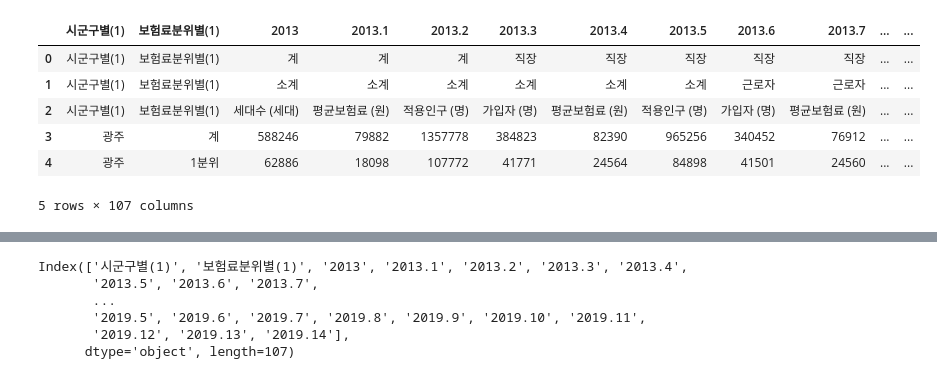
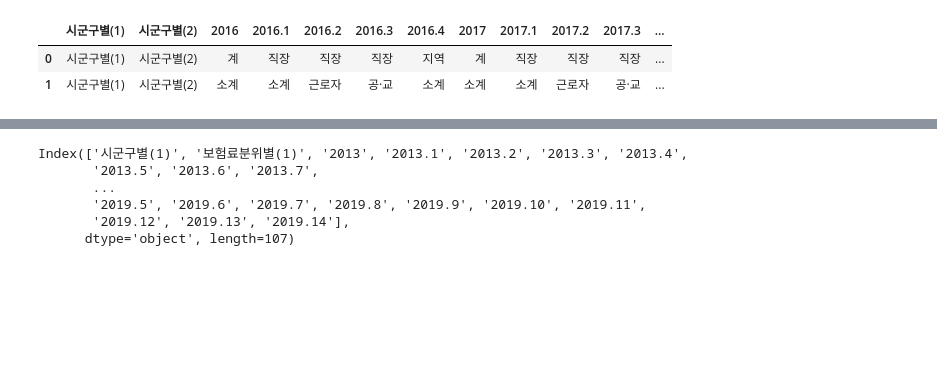
Before and after one commit to DaeGyeongYi/05_2nd_Project, a Jupyter notebook: 가구_정환/01.가구_시군구별 건강보험료.ipynb, the cells around one changed output, grey strips where cells are left out. Drawn from its saved outputs; the diff is of its cells as text; code cells hidden in the pictures; blank space fills up the shorter version.

```diff
--- a/가구_정환/01.가구_시군구별 건강보험료.ipynb
+++ b/가구_정환/01.가구_시군구별 건강보험료.ipynb
@@ -4,10 +4,10 @@ import requests
 from bs4 import BeautifulSoup
 import json
 # %%
-csvpath1 = '../Data/가구_Data/raw_Data/시군구_광주_전북_전남_제주_별_보험료분위별_현황_20210912182856.csv'
-csvpath2 = '../Data/가구_Data/raw_Data/시군구_대전_세종_충북_충남_별_보험료분위별_현황_20210912182856.csv'
-csvpath3 = '../Data/가구_Data/raw_Data/시군구_부산_대구_울산_경북_경남_별_보험료분위별_현황_20210912183612.csv'
-csvpath4 = '../Data/가구_Data/raw_Data/시군구_서울_인천_경기_강원_별_보험료분위별_현황_20210912182556.csv'
+csvpath1 = '../Data/가구_Data/raw_Data/시군구_광주_전북_전남_제주_별_보험료_현황_20210915180606.csv'
+csvpath2 = '../Data/가구_Data/raw_Data/시군구_대전_세종_충북_충남_별_보험료_현황_20210915180556.csv'
+csvpath3 = '../Data/가구_Data/raw_Data/시군구_부산_대구_울산_경북_경남_별_보험료_현황_20210915180617.csv'
+csvpath4 = '../Data/가구_Data/raw_Data/시군구_서울_인천_경기_강원_별_보험료_현황_20210915180546.csv'
 
 tb_data1 = pd.read_csv(csvpath1, encoding='cp949')
 tb_data2 = pd.read_csv(csvpath2, encoding='cp949')
@@ -15,0 +44,2 @@ tb_data4 = pd.read_csv(csvpath4, encoding='cp949')
+# %%
+tb_data1 = tb_data1[['시군구별(1)', '시군구별(2)', '2016', '2017', '2018']]
@@ -15,0 +55,3 @@ tb_data4 = pd.read_csv(csvpath4, encoding='cp949')
+# %%
+tb_data1.drop(0, inplace = True)
+tb_data1.drop(1, inplace = True)
@@ -16,10 +173,6 @@ tb_data4 = pd.read_csv(csvpath4, encoding='cp949')
 # %%
-tb_data1.head()
+table_head = tb_data1[:2]
 # %% [output]
-|  | 시군구별(1) | 보험료분위별(1) | 2013 | 2013.1 | 2013.2 | 2013.3 | 2013.4 | 2013.5 | 2013.6 | 2013.7 | ... | ... |
-| 0 | 시군구별(1) | 보험료분위별(1) | 계 | 계 | 계 | 직장 | 직장 | 직장 | 직장 | 직장 | ... | ... |
-| 1 | 시군구별(1) | 보험료분위별(1) | 소계 | 소계 | 소계 | 소계 | 소계 | 소계 | 근로자 | 근로자 | ... | ... |
-| 2 | 시군구별(1) | 보험료분위별(1) | 세대수 (세대) | 평균보험료 (원) | 적용인구 (명) | 가입자 (명) | 평균보험료 (원) | 적용인구 (명) | 가입자 (명) | 평균보험료 (원) | ... | ... |
-| 3 | 광주 | 계 | 588246 | 79882 | 1357778 | 384823 | 82390 | 965256 | 340452 | 76912 | ... | ... |
-| 4 | 광주 | 1분위 | 62886 | 18098 | 107772 | 41771 | 24564 | 84898 | 41501 | 24560 | ... | ... |
+|  | 시군구별(1) | 시군구별(2) | 2016 | 2016.1 | 2016.2 | 2016.3 | 2016.4 | 2017 | 2017.1 | 2017.2 | 2017.3 | ... |
+| 0 | 시군구별(1) | 시군구별(2) | 계 | 직장 | 직장 | 직장 | 지역 | 계 | 직장 | 직장 | 직장 | ... |
+| 1 | 시군구별(1) | 시군구별(2) | 소계 | 소계 | 근로자 | 공·교 | 소계 | 소계 | 소계 | 근로자 | 공·교 | ... |
-5 rows × 107 columns
```
Also changed, not shown: parts of 23 cells of this notebook, 5 other files.
